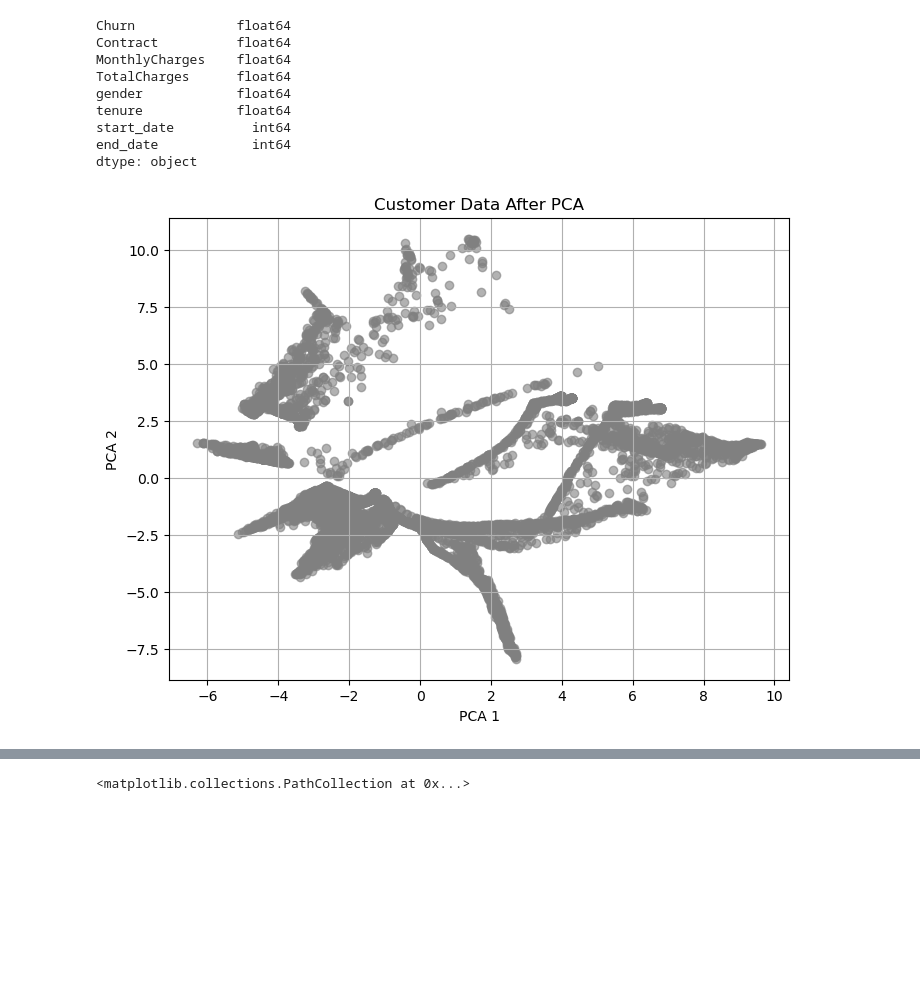
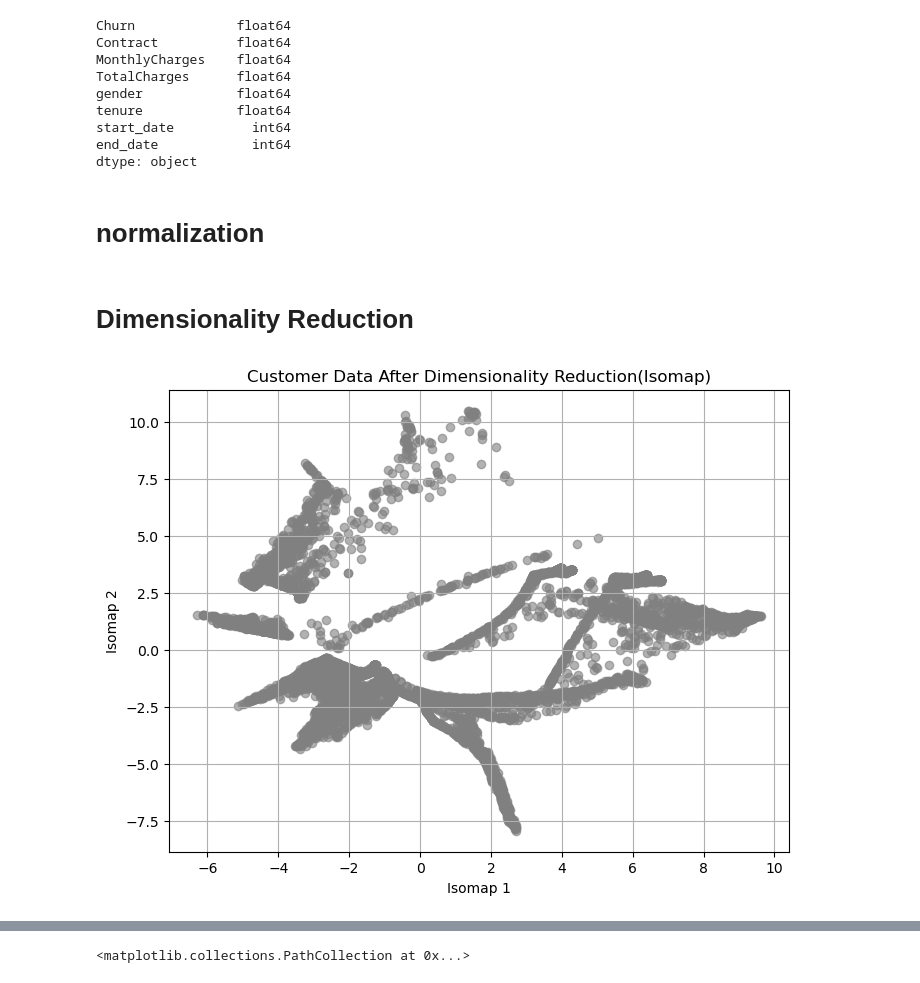
Before and after one commit to HamedRabbani/Telco_Customer_Churn, a Jupyter notebook: Notebooks/K-Means_RFM.ipynb, the cells around one changed output, grey strips where cells are left out. Drawn from its saved outputs; the diff is of its cells as text; code cells hidden in the pictures; blank space fills up the shorter version.

```diff
--- a/Notebooks/K-Means_RFM.ipynb
+++ b/Notebooks/K-Means_RFM.ipynb
@@ -222,23 +265,27 @@ tenure            float64
 start_date          int64
 end_date            int64
 dtype: object
+# %% [markdown]
+# normalization
 # %%
 X_scaled = StandardScaler().fit_transform(new_tables)
 # %%
 from sklearn.manifold import MDS
 from sklearn.manifold import Isomap
 from sklearn.manifold import TSNE
+# %% [markdown]
+# Dimensionality Reduction
 # %%
 iso = Isomap(n_neighbors=10,n_components=2)
 X_2d_iso = iso.fit_transform(X_scaled)
 # %%
 plt.figure(figsize=(8,6))
 plt.scatter(X_2d_iso[:,0], X_2d_iso[:,1], color='gray', alpha=0.6)
-plt.xlabel('PCA 1')
-plt.ylabel('PCA 2')
-plt.title('Customer Data After PCA')
+plt.xlabel('Isomap 1')
+plt.ylabel('Isomap 2')
+plt.title('Customer Data After Dimensionality Reduction(Isomap)')
 plt.grid(True)
 plt.show()
 # %% [output]
-[figure, old version]
+[figure, new version]
 # %%
```
Also changed, not shown: parts of 35 cells of this notebook.
